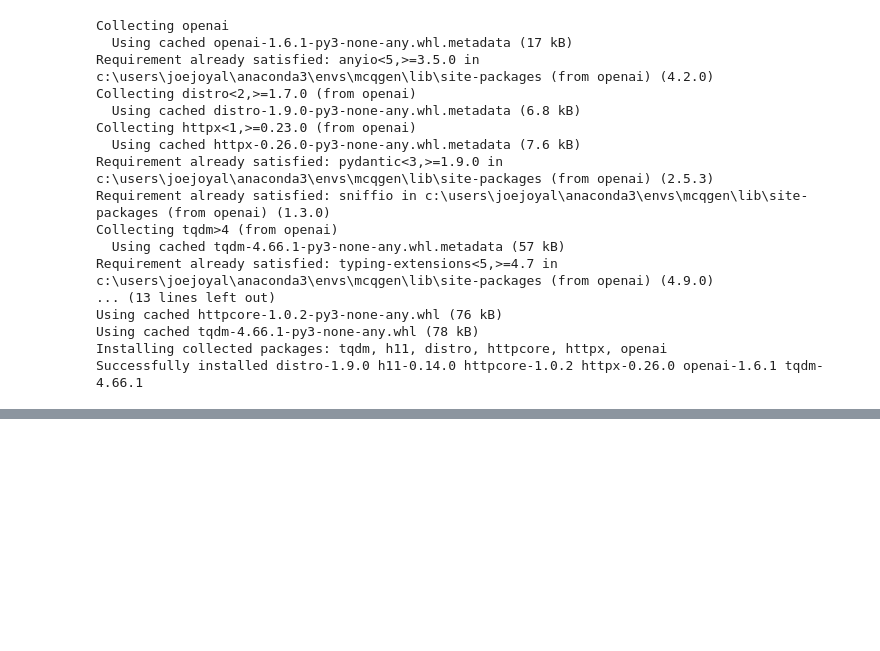
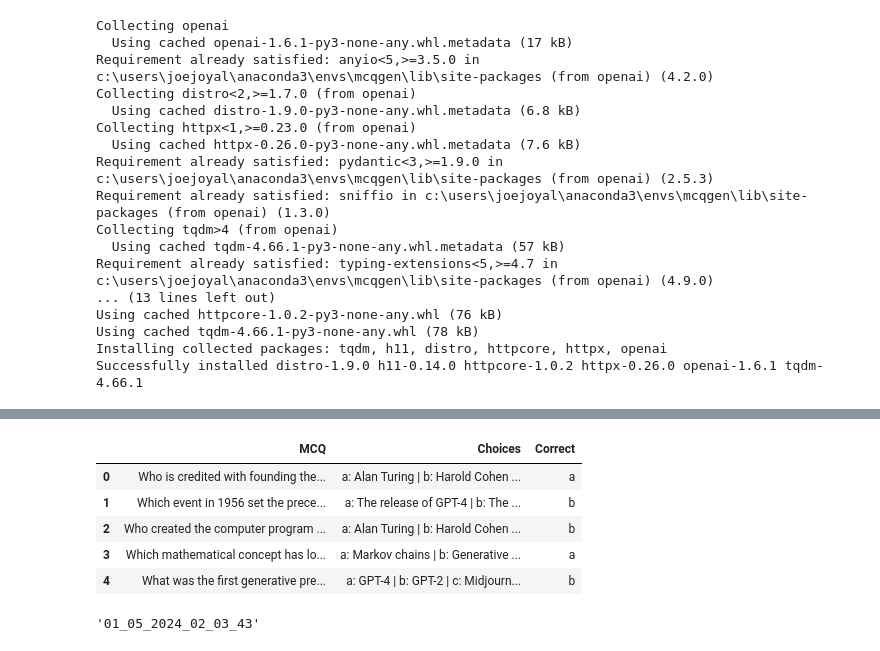
Before and after one commit to JoeJoyal/mcqgen, a Jupyter notebook: experiment/mcq.ipynb, the cells around one changed output, grey strips where cells are left out. Drawn from its saved outputs; the diff is of its cells as text; code cells hidden in the pictures; blank space fills up the shorter version.

Commit message:
create a data and generator the mcq from the text

```diff
--- a/experiment/mcq.ipynb
+++ b/experiment/mcq.ipynb
@@ -71,0 +195,14 @@ llm =ChatOpenAI(openai_api_key=KEY, model_name="gpt-3.5-turbo", temperature=0.5)
+# %%
+#https://python.langchain.com/docs/modules/model_io/llms/token_usage_tracking
+
+#How to setup Token Usage Tracking in LangChain
+with get_openai_callback() as cb:
+    response=generate_evaluate_chain(
+        {
+            "text": TEXT,
+            "number": NUMBER,
+            "subject":SUBJECT,
+            "tone": TONE,
+            "response_json": json.dumps(RESPONSE_JSON)
+        }
+    )
@@ -71,0 +247,16 @@ llm =ChatOpenAI(openai_api_key=KEY, model_name="gpt-3.5-turbo", temperature=0.5)
+# %%
+quiz=response.get("quiz")
+# %%
+quiz=json.loads(quiz)
+# %%
+quiz_table_data = []
+for key, value in quiz.items():
+    mcq = value["mcq"]
+    options = " | ".join(
+        [
+            f"{option}: {option_value}"
+            for option, option_value in value["options"].items()
+            ]
+        )
+    correct = value["correct"]
+    quiz_table_data.append({"MCQ": mcq, "Choices": options, "Correct": correct})
@@ -71,0 +281,9 @@ llm =ChatOpenAI(openai_api_key=KEY, model_name="gpt-3.5-turbo", temperature=0.5)
+# %%
+pd.DataFrame(quiz_table_data)
+# %% [output]
+|  | MCQ | Choices | Correct |
+| 0 | Who is credited with founding the... | a: Alan Turing | b: Harold Cohen ... | a |
+| 1 | Which event in 1956 set the prece... | a: The release of GPT-4 | b: The ... | b |
+| 2 | Who created the computer program ... | a: Alan Turing | b: Harold Cohen ... | b |
+| 3 | Which mathematical concept has lo... | a: Markov chains | b: Generative ... | a |
+| 4 | What was the first generative pre... | a: GPT-4 | b: GPT-2 | c: Midjourn... | b |
@@ -71,0 +294,5 @@ llm =ChatOpenAI(openai_api_key=KEY, model_name="gpt-3.5-turbo", temperature=0.5)
+# %%
+from datetime import datetime
+datetime.now().strftime('%m_%d_%Y_%H_%M_%S')
+# %% [output]
+'01_05_2024_02_03_43'
```
Also changed, not shown: parts of 22 cells of this notebook, 2 other files.
